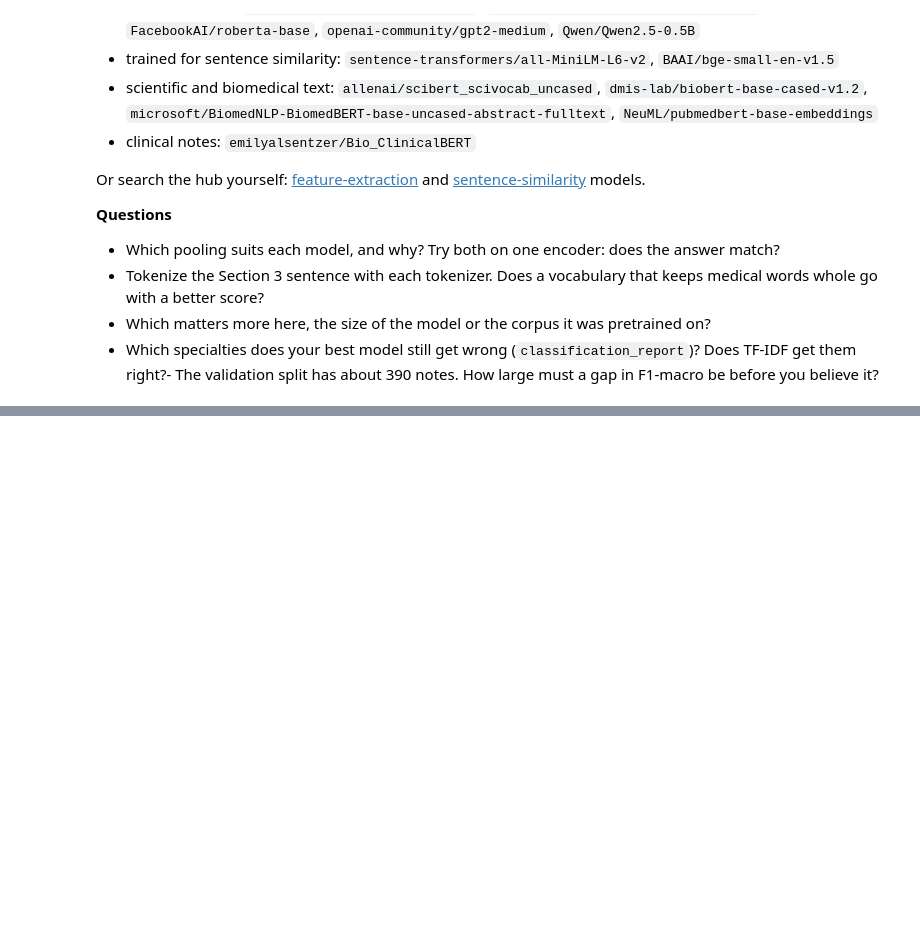
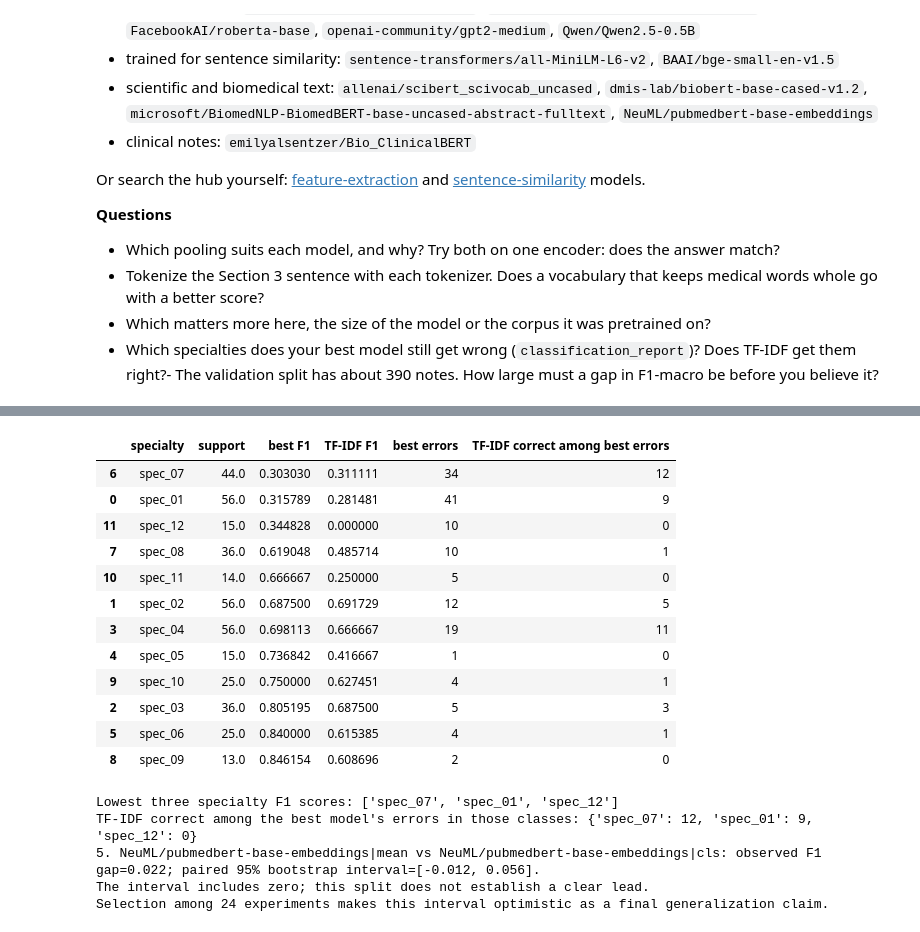
Before and after one commit to hanshunyi0-cyber/mlp-s7-case-study, a Jupyter notebook: website/public/modules/ms2a-machine-learning-practice/challenges/mlp-s7-clinical-note-triage.ipynb, the cells around one changed output, grey strips where cells are left out. Drawn from its saved outputs; the diff is of its cells as text; code cells hidden in the pictures; blank space fills up the shorter version.

```diff
--- a/website/public/modules/ms2a-machine-learning-practice/challenges/mlp-s7-clinical-note-triage.ipynb
+++ b/website/public/modules/ms2a-machine-learning-practice/challenges/mlp-s7-clinical-note-triage.ipynb
@@ -316,0 +723,56 @@ and [sentence-similarity](https://huggingface.co/models?pipeline_tag=sentence-si
+# %%
+# Questions 4 and 5: compare the winner with TF-IDF and quantify a score gap.
+best_row = ranked.iloc[0]
+runner_row = ranked.iloc[1]
+best_key = f"{best_row['model']}|{best_row['pooling']}"
+runner_key = f"{runner_row['model']}|{runner_row['pooling']}"
+best_pred = np.array(predictions_store[best_key])
+runner_pred = np.array(predictions_store[runner_key])
+assert len(best_pred) == len(runner_pred) == len(idx_val)
+
+baseline_val = make_pipeline(TfidfVectorizer(), LogisticRegression(max_iter=1000))
+baseline_val.fit(text.iloc[idx_tr], y[idx_tr])
+tfidf_pred = baseline_val.predict(text.iloc[idx_val])
+best_report = classification_report(y[idx_val], best_pred, labels=classes,
+                                    zero_division=0, output_dict=True)
+tfidf_report = classification_report(y[idx_val], tfidf_pred, labels=classes,
+                                     zero_division=0, output_dict=True)
+class_table = pd.DataFrame([
+    {"specialty": c, "support": best_report[c]["support"],
+     "best F1": best_report[c]["f1-score"],
+     "TF-IDF F1": tfidf_report[c]["f1-score"],
+     "best errors": int(np.sum((y[idx_val] == c) & (best_pred != c))),
+     "TF-IDF correct among best errors": int(np.sum(
+         (y[idx_val] == c) & (best_pred != c) & (tfidf_pred == c)))}
+    for c in classes
+])
+print(f"4. Best eligible model: {best_key}; F1={best_row['validation F1']:.3f}")
+print(classification_report(y[idx_val], best_pred, labels=classes, zero_division=0))
+display(class_table.sort_values(["best F1", "support"]))
+weakest = class_table.nsmallest(3, "best F1")
+print("Lowest three specialty F1 scores:", weakest["specialty"].tolist())
+print("TF-IDF correct among the best model's errors in those classes:",
+      dict(zip(weakest["specialty"], weakest["TF-IDF correct among best errors"])))
+
+# Paired, stratified bootstrap keeps each specialty's validation-set size fixed.
+rng = np.random.default_rng(0)
+positions = [np.flatnonzero(y[idx_val] == c) for c in classes]
+boot_differences = np.empty(2000)
+for b in range(len(boot_differences)):
+    sample = np.concatenate([rng.choice(pos, size=len(pos), replace=True)
+                             for pos in positions])
+    top_f1 = f1_score(y[idx_val][sample], best_pred[sample], labels=classes,
+                      average="macro", zero_division=0)
+    next_f1 = f1_score(y[idx_val][sample], runner_pred[sample], labels=classes,
+                       average="macro", zero_division=0)
+    boot_differences[b] = top_f1 - next_f1
+interval = np.quantile(boot_differences, [0.025, 0.975])
+observed_gap = best_row["validation F1"] - runner_row["validation F1"]
+print(f"5. {best_key} vs {runner_key}: observed F1 gap={observed_gap:.3f}; "
+      f"paired 95% bootstrap interval=[{interval[0]:.3f}, {interval[1]:.3f}].")
+if interval[0] <= 0 <= interval[1]:
+    print("The interval includes zero; this split does not establish a clear lead.")
+else:
+    print("The interval excludes zero on this split; confirm on fresh data before a strong claim.")
+print("Selection among 24 experiments makes this interval optimistic as a final generalization claim.")
+# %% [output]
@@ -316,0 +798,18 @@ and [sentence-similarity](https://huggingface.co/models?pipeline_tag=sentence-si
+|  | specialty | support | best F1 | TF-IDF F1 | best errors | TF-IDF correct among best errors |
+| 6 | spec_07 | 44.0 | 0.303030 | 0.311111 | 34 | 12 |
+| 0 | spec_01 | 56.0 | 0.315789 | 0.281481 | 41 | 9 |
+| 11 | spec_12 | 15.0 | 0.344828 | 0.000000 | 10 | 0 |
+| 7 | spec_08 | 36.0 | 0.619048 | 0.485714 | 10 | 1 |
+| 10 | spec_11 | 14.0 | 0.666667 | 0.250000 | 5 | 0 |
+| 1 | spec_02 | 56.0 | 0.687500 | 0.691729 | 12 | 5 |
+| 3 | spec_04 | 56.0 | 0.698113 | 0.666667 | 19 | 11 |
+| 4 | spec_05 | 15.0 | 0.736842 | 0.416667 | 1 | 0 |
+| 9 | spec_10 | 25.0 | 0.750000 | 0.627451 | 4 | 1 |
+| 2 | spec_03 | 36.0 | 0.805195 | 0.687500 | 5 | 3 |
+| 5 | spec_06 | 25.0 | 0.840000 | 0.615385 | 4 | 1 |
+| 8 | spec_09 | 13.0 | 0.846154 | 0.608696 | 2 | 0 |
+Lowest three specialty F1 scores: ['spec_07', 'spec_01', 'spec_12']
+TF-IDF correct among the best model's errors in those classes: {'spec_07': 12, 'spec_01': 9, 'spec_12': 0}
+5. NeuML/pubmedbert-base-embeddings|mean vs NeuML/pubmedbert-base-embeddings|cls: observed F1 gap=0.022; paired 95% bootstrap interval=[-0.012, 0.056].
+The interval includes zero; this split does not establish a clear lead.
+Selection among 24 experiments makes this interval optimistic as a final generalization claim.
```
Also changed, not shown: parts of 8 cells of this notebook.
